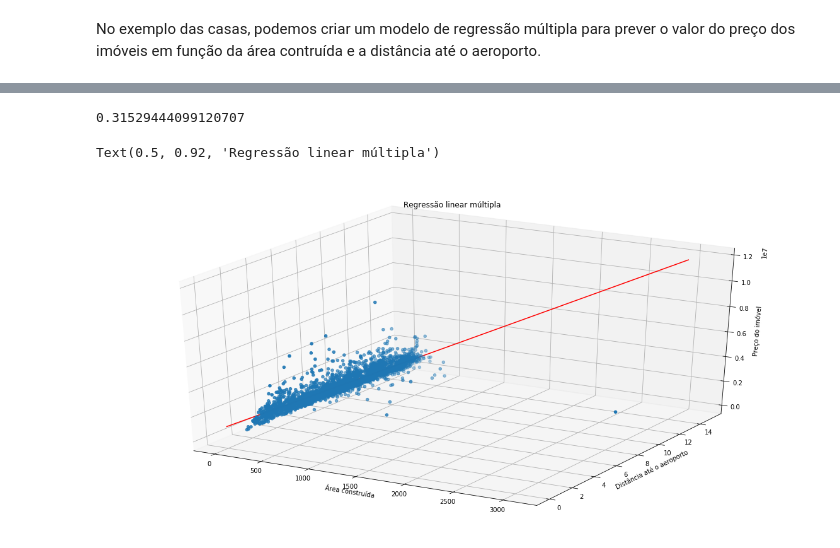
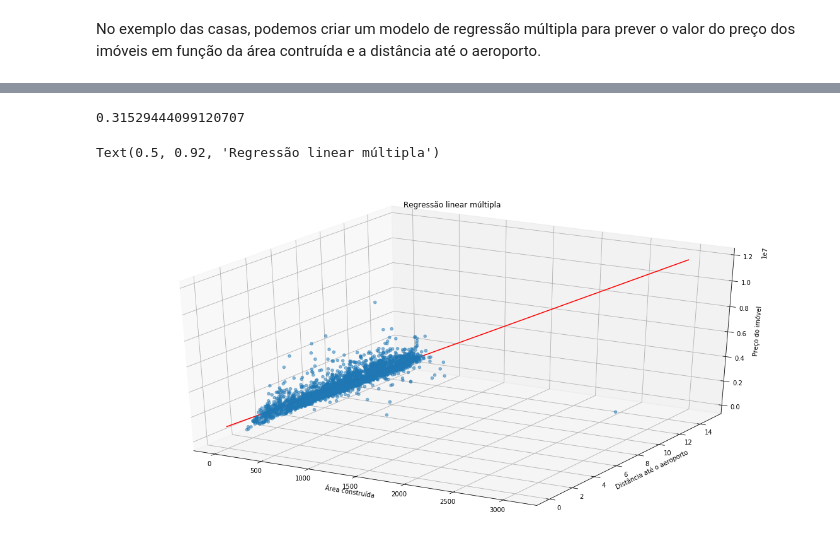
Before and after one commit to ronaldolagepessoa/data_science, a Jupyter notebook: pandas_regressão_parte2.ipynb, the cells around one changed output, grey strips where cells are left out. Drawn from its saved outputs; the diff is of its cells as text; code cells hidden in the pictures.

```diff
--- a/pandas_regressão_parte2.ipynb
+++ b/pandas_regressão_parte2.ipynb
@@ -72,21 +39,28 @@ reg = LinearRegression().fit(X, y)
-# %%
-reg.score(X, y)
-# %% [output]
-0.31529444099120707
+# %%
+import pandas as pd
+from sklearn.linear_model import LinearRegression
+
+housing = pd.read_csv('housing_ok.csv')
+X = housing[['area_construida', 'distancia_aeroporto']].values
+y = housing.preco.values
+reg = LinearRegression().fit(X, y)
+reg.score(X, y)
+# %% [output]
+0.31529444099120707
 # %%
 fig = plt.figure(figsize=(20,10))
 ax = fig.add_subplot(111, projection='3d')
 
 x1 = list(np.linspace(0, 3000, 1000))
 x2 = list(np.linspace(0, 15, 1000))
 X_ = np.array([[i, j] for i, j in zip(x1, x2)])
 ax.scatter(housing.area_construida, housing.distancia_aeroporto,
-           housing.preco, s=20)
+           housing.preco, s=20, alpha=0.5)
 ax.plot(x1, x2, reg.predict(X_), c='r')
 ax.set_xlabel('Área construída')
 ax.set_ylabel('Distância até o aeroporto')
 ax.set_zlabel('Preço do imóvel')
 plt.title('Regressão linear múltipla')
 # %% [output]
 Text(0.5, 0.92, 'Regressão linear múltipla')
-[figure, old version]
+[figure, new version]
```
Also changed, not shown: parts of 6 cells of this notebook, 28 other files.
